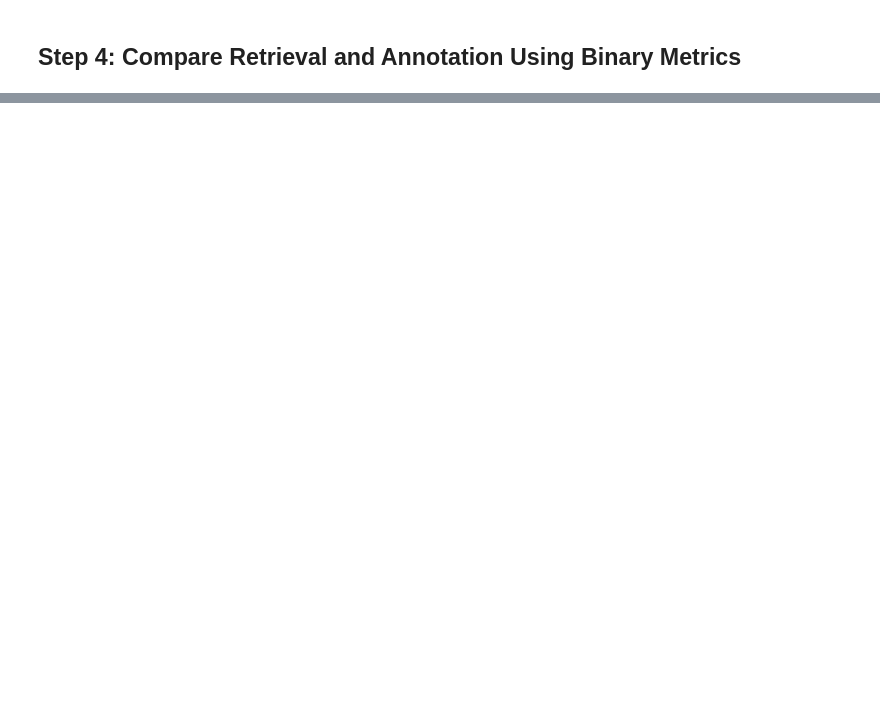
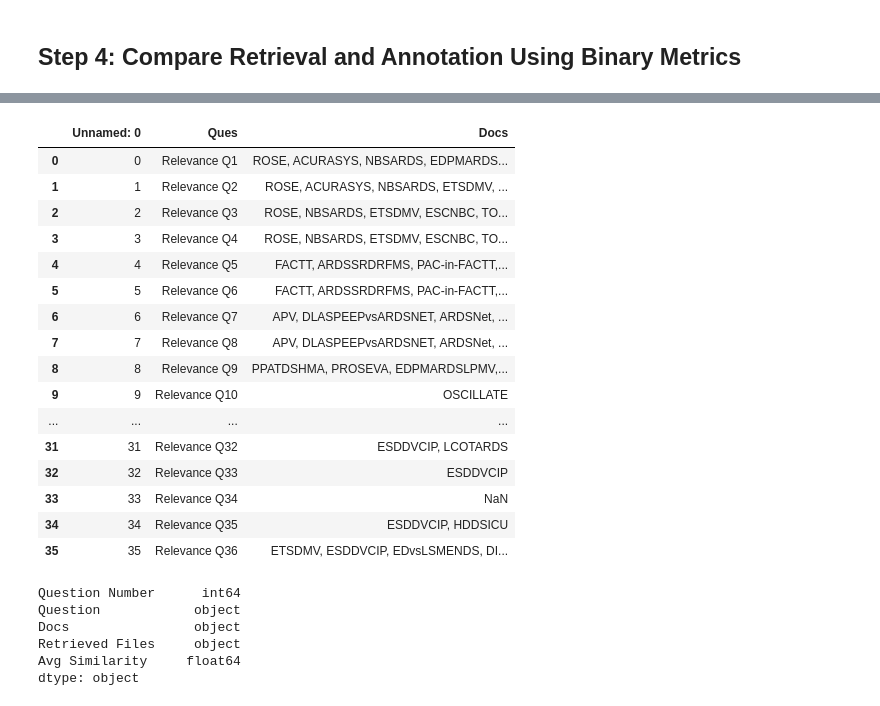
Before and after one commit to suim-park/GraphRAG_experiments, a Jupyter notebook: retrieve.ipynb, the cells around one changed output, grey strips where cells are left out. Saved outputs shown, nothing was run; the diff lists cells and outputs as text; code cells hidden in the pictures; blank space fills up the shorter version.

```diff
--- a/retrieve.ipynb
+++ b/retrieve.ipynb
@@ -210,0 +235,20 @@ display(BM_df.head())
+# %%
+relevant_docs_df
+# %% [output]
+|  | Unnamed: 0 | Ques | Docs |
+| 0 | 0 | Relevance Q1 | ROSE, ACURASYS, NBSARDS, EDPMARDS... |
+| 1 | 1 | Relevance Q2 | ROSE, ACURASYS, NBSARDS, ETSDMV, ... |
+| 2 | 2 | Relevance Q3 | ROSE, NBSARDS, ETSDMV, ESCNBC, TO... |
+| 3 | 3 | Relevance Q4 | ROSE, NBSARDS, ETSDMV, ESCNBC, TO... |
+| 4 | 4 | Relevance Q5 | FACTT, ARDSSRDRFMS, PAC-in-FACTT,... |
+| 5 | 5 | Relevance Q6 | FACTT, ARDSSRDRFMS, PAC-in-FACTT,... |
+| 6 | 6 | Relevance Q7 | APV, DLASPEEPvsARDSNET, ARDSNet, ... |
+| 7 | 7 | Relevance Q8 | APV, DLASPEEPvsARDSNET, ARDSNet, ... |
+| 8 | 8 | Relevance Q9 | PPATDSHMA, PROSEVA, EDPMARDSLPMV,... |
+| 9 | 9 | Relevance Q10 | OSCILLATE |
+| ... | ... | ... | ... |
+| 31 | 31 | Relevance Q32 | ESDDVCIP, LCOTARDS |
+| 32 | 32 | Relevance Q33 | ESDDVCIP |
+| 33 | 33 | Relevance Q34 | NaN |
+| 34 | 34 | Relevance Q35 | ESDDVCIP, HDDSICU |
+| 35 | 35 | Relevance Q36 | ETSDMV, ESDDVCIP, EDvsLSMENDS, DI... |
@@ -210,0 +266,9 @@ display(BM_df.head())
+# %%
+concatenated_df.dtypes
+# %% [output]
+Question Number      int64
+Question            object
+Docs                object
+Retrieved Files     object
+Avg Similarity     float64
+dtype: object
```
Also changed, not shown: parts of 17 cells of this notebook, 8 other files.
